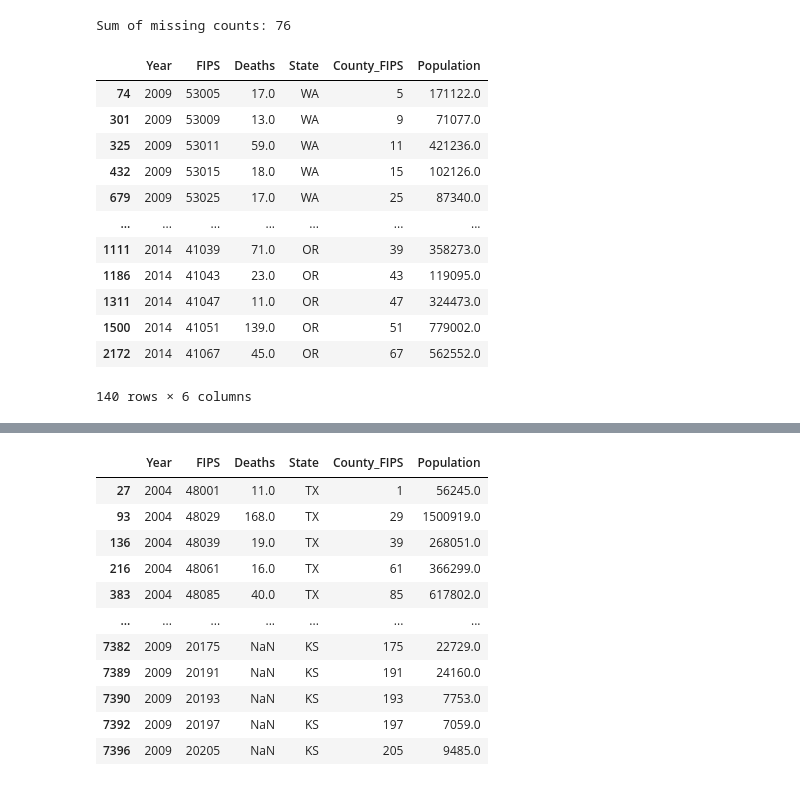
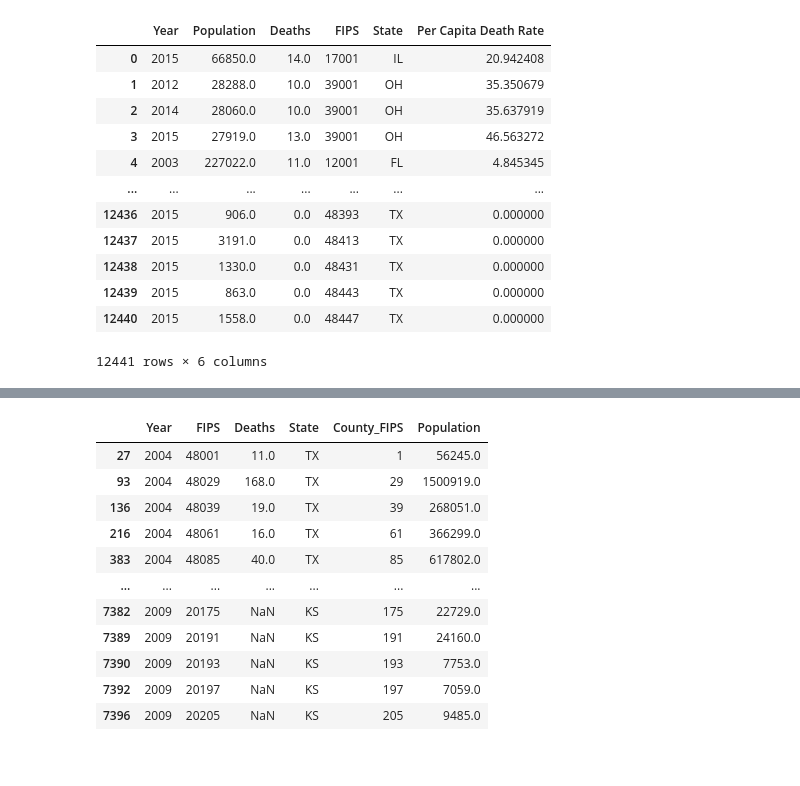
Before and after one commit to MIDS-at-Duke/opioid-2023-kml, a Jupyter notebook: 10_Code/Deaths_DataProcessing/graphing_code.ipynb, the cells around one changed output, grey strips where cells are left out. Drawn from its saved outputs; the diff is of its cells as text; code cells hidden in the pictures.

```diff
--- a/10_Code/Deaths_DataProcessing/graphing_code.ipynb
+++ b/10_Code/Deaths_DataProcessing/graphing_code.ipynb
@@ -163,21 +110,0 @@ missing_data_WA_OR
-# %%
-WA_OR_cleaned = WA_OR.dropna(subset=["Deaths"])
-
-# Display the sum of missing counts and the DataFrame after dropping NaN values
-print(f"Sum of missing counts: {missing_data_WA_OR['MissingCount'].sum()}")
-WA_OR_cleaned
-# %% [output]
-Sum of missing counts: 76
-|  | Year | FIPS | Deaths | State | County_FIPS | Population |
-| 74 | 2009 | 53005 | 17.0 | WA | 5 | 171122.0 |
-| 301 | 2009 | 53009 | 13.0 | WA | 9 | 71077.0 |
-| 325 | 2009 | 53011 | 59.0 | WA | 11 | 421236.0 |
-| 432 | 2009 | 53015 | 18.0 | WA | 15 | 102126.0 |
-| 679 | 2009 | 53025 | 17.0 | WA | 25 | 87340.0 |
-| ... | ... | ... | ... | ... | ... | ... |
-| 1111 | 2014 | 41039 | 71.0 | OR | 39 | 358273.0 |
-| 1186 | 2014 | 41043 | 23.0 | OR | 43 | 119095.0 |
-| 1311 | 2014 | 41047 | 11.0 | OR | 47 | 324473.0 |
-| 1500 | 2014 | 41051 | 139.0 | OR | 51 | 779002.0 |
-| 2172 | 2014 | 41067 | 45.0 | OR | 67 | 562552.0 |
-140 rows × 6 columns
@@ -183,0 +138,16 @@ Sum of missing counts: 76
+# %%
+death_data
+# %% [output]
+|  | Year | Population | Deaths | FIPS | State | Per Capita Death Rate |
+| 0 | 2015 | 66850.0 | 14.0 | 17001 | IL | 20.942408 |
+| 1 | 2012 | 28288.0 | 10.0 | 39001 | OH | 35.350679 |
+| 2 | 2014 | 28060.0 | 10.0 | 39001 | OH | 35.637919 |
+| 3 | 2015 | 27919.0 | 13.0 | 39001 | OH | 46.563272 |
+| 4 | 2003 | 227022.0 | 11.0 | 12001 | FL | 4.845345 |
+| ... | ... | ... | ... | ... | ... | ... |
+| 12436 | 2015 | 906.0 | 0.0 | 48393 | TX | 0.000000 |
+| 12437 | 2015 | 3191.0 | 0.0 | 48413 | TX | 0.000000 |
+| 12438 | 2015 | 1330.0 | 0.0 | 48431 | TX | 0.000000 |
+| 12439 | 2015 | 863.0 | 0.0 | 48443 | TX | 0.000000 |
+| 12440 | 2015 | 1558.0 | 0.0 | 48447 | TX | 0.000000 |
+12441 rows × 6 columns
```
Also changed, not shown: parts of 19 cells of this notebook, 6 other files.
